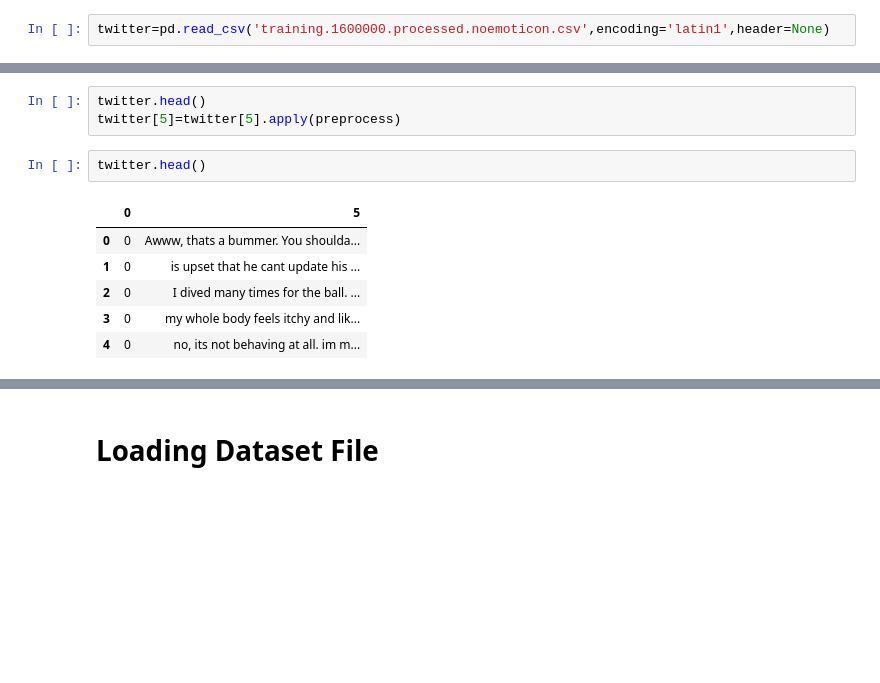
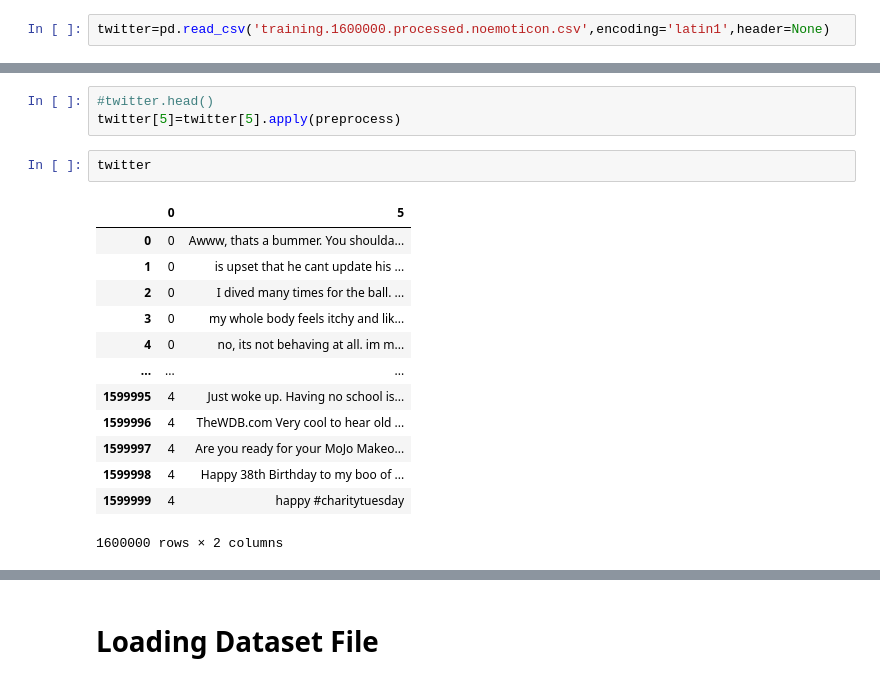
Before and after one commit to MinhNguyen99AI/CS640SentimentAnalysis, a Jupyter notebook: DataSetLoading_and_Preprocessing.ipynb, the cells around one changed output, grey strips where cells are left out. Cells and saved outputs as stored; diff of their text form; blank space fills up the shorter version.

```diff
--- a/DataSetLoading_and_Preprocessing.ipynb
+++ b/DataSetLoading_and_Preprocessing.ipynb
@@ -32,12 +51,19 @@ twitter=twitter[[0,5]]
 # %%
-twitter.head()
+#twitter.head()
 twitter[5]=twitter[5].apply(preprocess)
 # %%
-twitter.head()
+twitter
 # %% [output]
 |  | 0 | 5 |
 | 0 | 0 | Awww, thats a bummer. You shoulda... |
 | 1 | 0 | is upset that he cant update his ... |
 | 2 | 0 | I dived many times for the ball. ... |
 | 3 | 0 | my whole body feels itchy and lik... |
 | 4 | 0 | no, its not behaving at all. im m... |
+| ... | ... | ... |
+| 1599995 | 4 | Just woke up. Having no school is... |
+| 1599996 | 4 | TheWDB.com Very cool to hear old ... |
+| 1599997 | 4 | Are you ready for your MoJo Makeo... |
+| 1599998 | 4 | Happy 38th Birthday to my boo of ... |
+| 1599999 | 4 | happy #charitytuesday |
+1600000 rows × 2 columns
```
Also changed, not shown: parts of 8 cells of this notebook.
